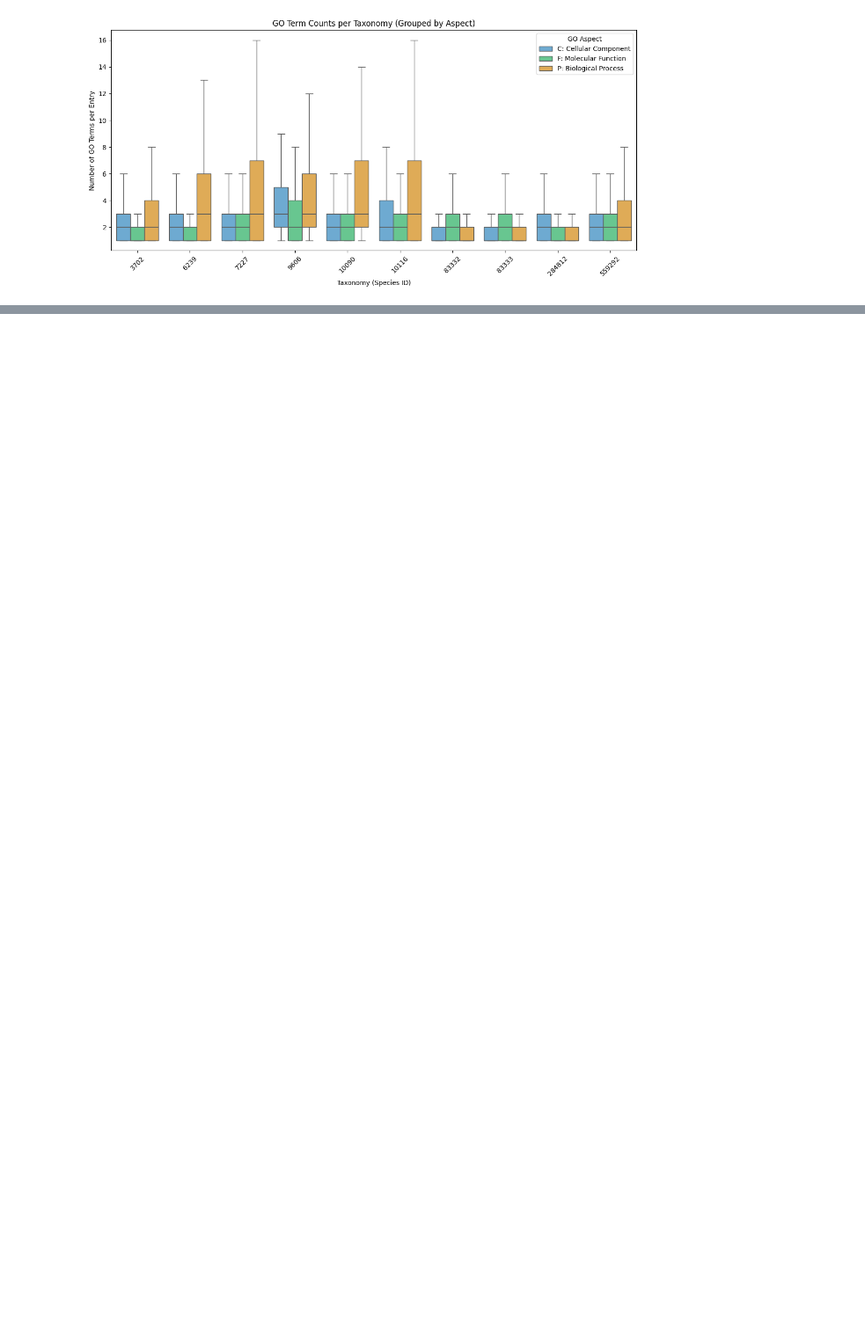
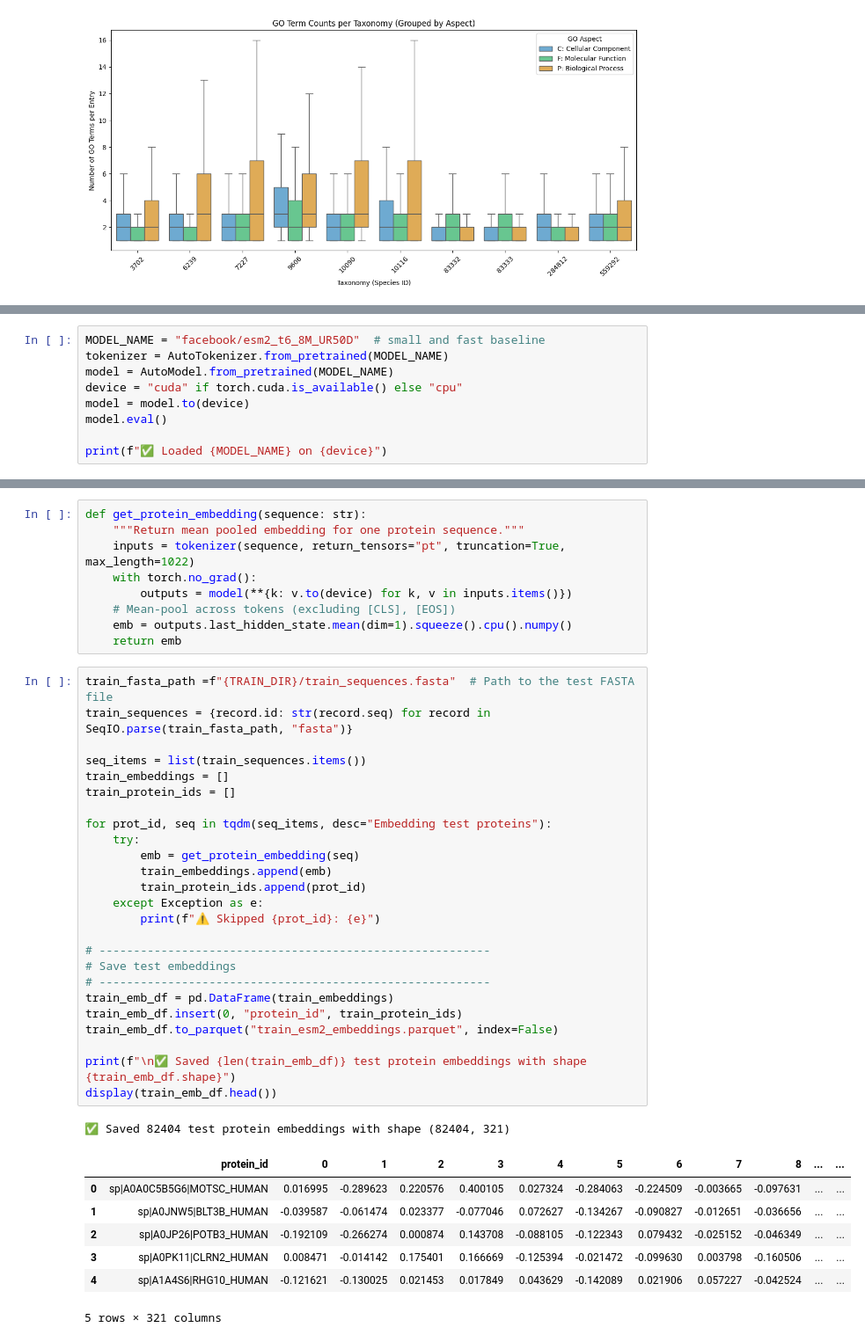
Before and after one commit to cerealhugger/cafa6-protein-function-analysis, a Jupyter notebook: data_analysis.ipynb, the cells around one changed output, grey strips where cells are left out. Shown at 88% size. Saved outputs shown, nothing was run; the diff lists cells and outputs as text; blank space fills up the shorter version.

Commit message:
Add ESM2 Embedding and NN Training
The result receive 0.155 accuracy

```diff
--- a/data_analysis.ipynb
+++ b/data_analysis.ipynb
@@ -378,0 +405,9 @@ plt.show()
+# %%
+MODEL_NAME = "facebook/esm2_t6_8M_UR50D"  # small and fast baseline
+tokenizer = AutoTokenizer.from_pretrained(MODEL_NAME)
+model = AutoModel.from_pretrained(MODEL_NAME)
+device = "cuda" if torch.cuda.is_available() else "cpu"
+model = model.to(device)
+model.eval()
+
+print(f"✅ Loaded {MODEL_NAME} on {device}")
@@ -378,0 +418,43 @@ plt.show()
+# %%
+def get_protein_embedding(sequence: str):
+    """Return mean pooled embedding for one protein sequence."""
+    inputs = tokenizer(sequence, return_tensors="pt", truncation=True, max_length=1022)
+    with torch.no_grad():
+        outputs = model(**{k: v.to(device) for k, v in inputs.items()})
+    # Mean-pool across tokens (excluding [CLS], [EOS])
+    emb = outputs.last_hidden_state.mean(dim=1).squeeze().cpu().numpy()
+    return emb
+# %%
+train_fasta_path =f"{TRAIN_DIR}/train_sequences.fasta"  # Path to the test FASTA file
+train_sequences = {record.id: str(record.seq) for record in SeqIO.parse(train_fasta_path, "fasta")}
+
+seq_items = list(train_sequences.items())
+train_embeddings = []
+train_protein_ids = []
+
+for prot_id, seq in tqdm(seq_items, desc="Embedding test proteins"):
+    try:
+        emb = get_protein_embedding(seq)
+        train_embeddings.append(emb)
+        train_protein_ids.append(prot_id)
+    except Exception as e:
+        print(f"⚠️ Skipped {prot_id}: {e}")
+
+# ---------------------------------------------------------
+# Save test embeddings
+# ---------------------------------------------------------
+train_emb_df = pd.DataFrame(train_embeddings)
+train_emb_df.insert(0, "protein_id", train_protein_ids)
+train_emb_df.to_parquet("train_esm2_embeddings.parquet", index=False)
+
+print(f"\n✅ Saved {len(train_emb_df)} test protein embeddings with shape {train_emb_df.shape}")
+display(train_emb_df.head())
+# %% [output]
+✅ Saved 82404 test protein embeddings with shape (82404, 321)
+|  | protein_id | 0 | 1 | 2 | 3 | 4 | 5 | 6 | 7 | 8 | ... | ... |
+| 0 | sp|A0A0C5B5G6|MOTSC_HUMAN | 0.016995 | -0.289623 | 0.220576 | 0.400105 | 0.027324 | -0.284063 | -0.224509 | -0.003665 | -0.097631 | ... | ... |
+| 1 | sp|A0JNW5|BLT3B_HUMAN | -0.039587 | -0.061474 | 0.023377 | -0.077046 | 0.072627 | -0.134267 | -0.090827 | -0.012651 | -0.036656 | ... | ... |
+| 2 | sp|A0JP26|POTB3_HUMAN | -0.192109 | -0.266274 | 0.000874 | 0.143708 | -0.088105 | -0.122343 | 0.079432 | -0.025152 | -0.046349 | ... | ... |
+| 3 | sp|A0PK11|CLRN2_HUMAN | 0.008471 | -0.014142 | 0.175401 | 0.166669 | -0.125394 | -0.021472 | -0.099630 | 0.003798 | -0.160506 | ... | ... |
+| 4 | sp|A1A4S6|RHG10_HUMAN | -0.121621 | -0.130025 | 0.021453 | 0.017849 | 0.043629 | -0.142089 | 0.021906 | 0.057227 | -0.042524 | ... | ... |
+5 rows × 321 columns
```
Also changed, not shown: parts of 8 cells of this notebook, 1 other file.
